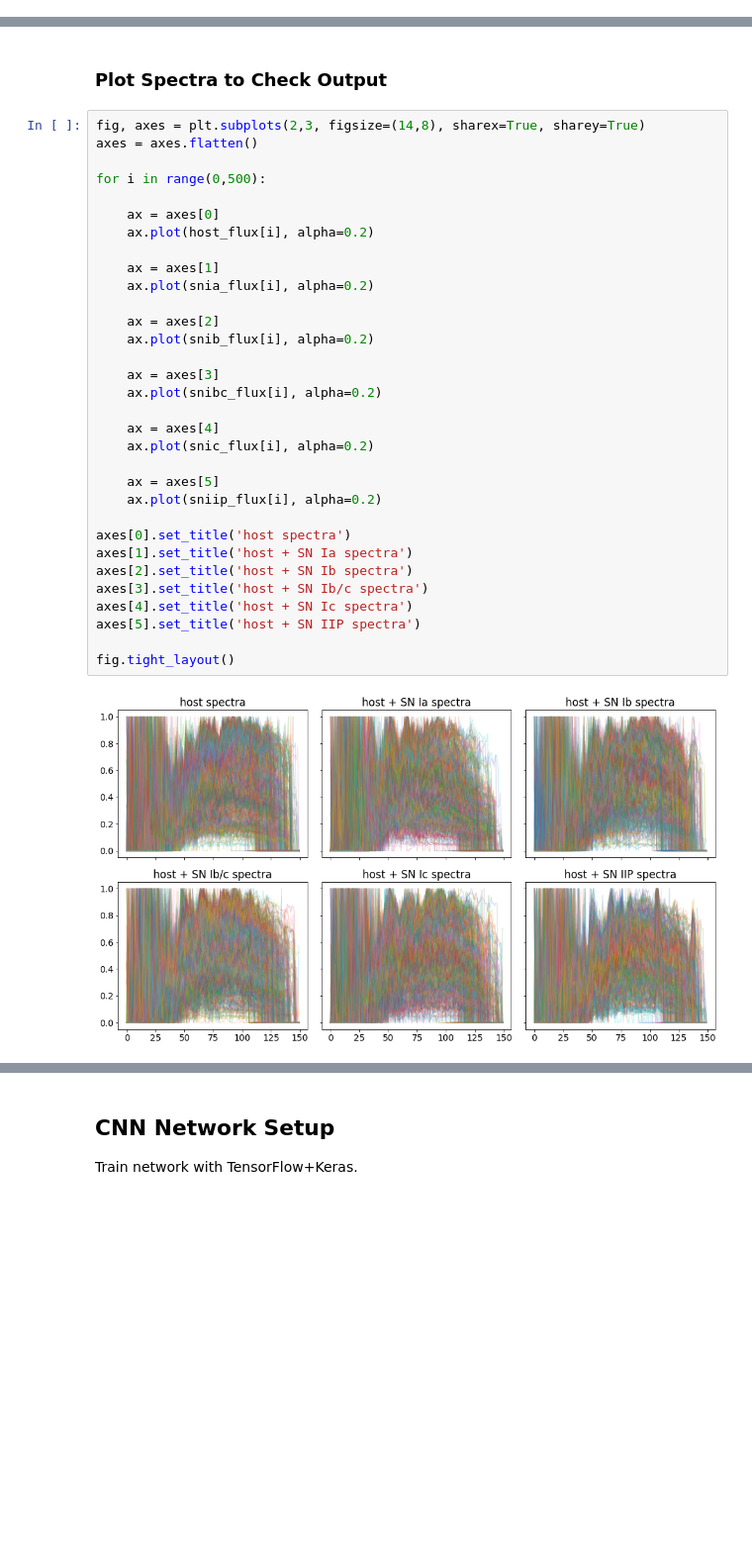
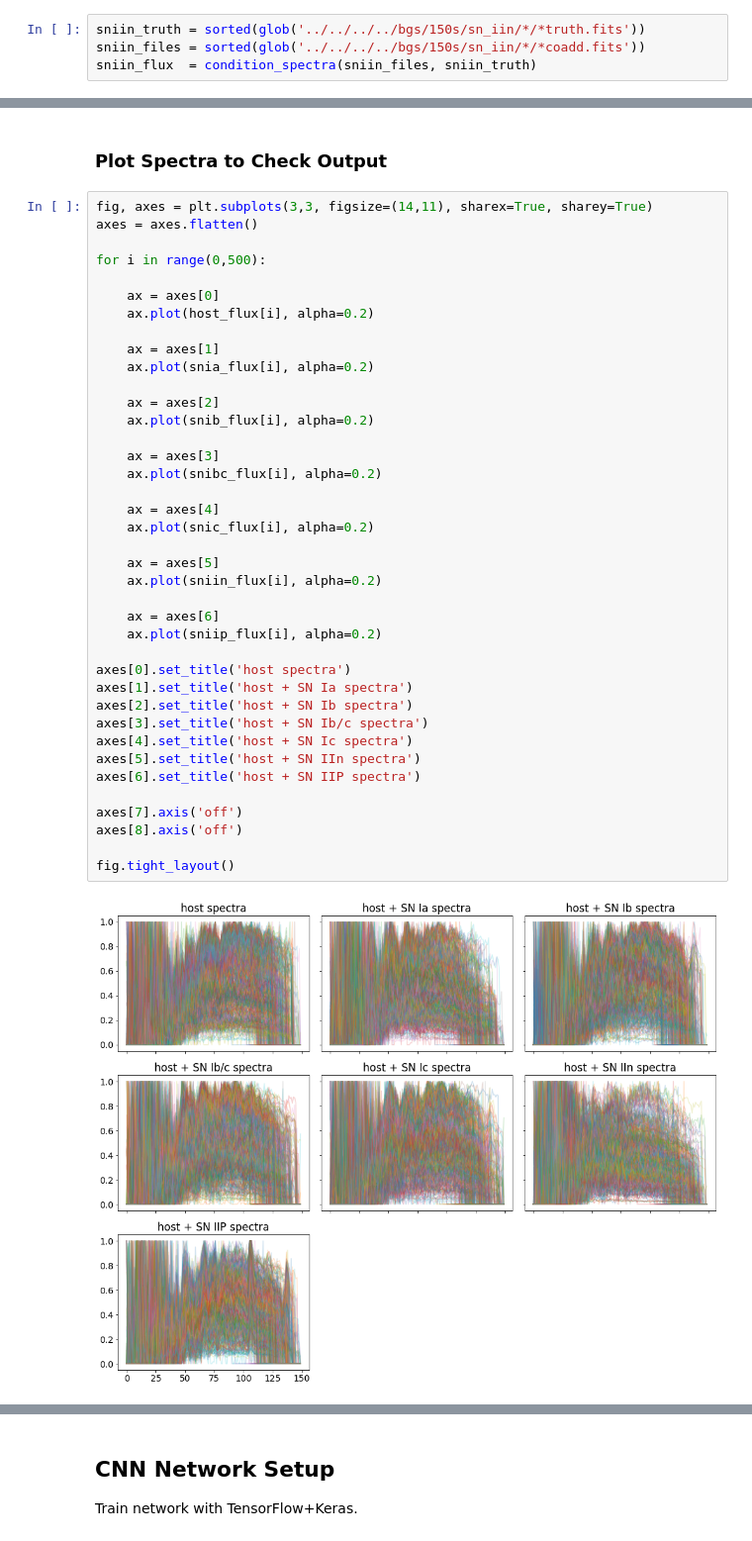
Before and after one commit to desihub/timedomain, a Jupyter notebook: desitrip/docs/nb/cnn_multilabel-restframe.ipynb, the cells around one changed output, grey strips where cells are left out. Shown at 99% size. Saved outputs shown, nothing was run; the diff lists cells and outputs as text; blank space fills up the shorter version.

```diff
--- a/desitrip/docs/nb/cnn_multilabel-restframe.ipynb
+++ b/desitrip/docs/nb/cnn_multilabel-restframe.ipynb
@@ -91,6 +91,10 @@ snibc_flux  = condition_spectra(snibc_files, snibc_truth)
 snic_truth = sorted(glob('../../../../bgs/150s/sn_ic/*/*truth.fits'))
 snic_files = sorted(glob('../../../../bgs/150s/sn_ic/*/*coadd.fits'))
 snic_flux  = condition_spectra(snic_files, snic_truth)
+# %%
+sniin_truth = sorted(glob('../../../../bgs/150s/sn_iin/*/*truth.fits'))
+sniin_files = sorted(glob('../../../../bgs/150s/sn_iin/*/*coadd.fits'))
+sniin_flux  = condition_spectra(sniin_files, sniin_truth)
 # %%
 sniip_truth = sorted(glob('../../../../bgs/150s/sn_iip/*/*truth.fits'))
 sniip_files = sorted(glob('../../../../bgs/150s/sn_iip/*/*coadd.fits'))
@@ -108,39 +113,46 @@ nhost, nsnia, nsnib, nsnibc, nsnic, nsniip, nbins
 # %% [markdown]
 ### Plot Spectra to Check Output
 # %%
-fig, axes = plt.subplots(2,3, figsize=(14,8), sharex=True, sharey=True)
+fig, axes = plt.subplots(3,3, figsize=(14,11), sharex=True, sharey=True)
 axes = axes.flatten()
 
 for i in range(0,500):
 
     ax = axes[0]
     ax.plot(host_flux[i], alpha=0.2)
 
     ax = axes[1]
     ax.plot(snia_flux[i], alpha=0.2)
 
     ax = axes[2]
     ax.plot(snib_flux[i], alpha=0.2)
 
     ax = axes[3]
     ax.plot(snibc_flux[i], alpha=0.2)
 
     ax = axes[4]
     ax.plot(snic_flux[i], alpha=0.2)
 
     ax = axes[5]
+    ax.plot(sniin_flux[i], alpha=0.2)
+
+    ax = axes[6]
     ax.plot(sniip_flux[i], alpha=0.2)
 
 axes[0].set_title('host spectra')
 axes[1].set_title('host + SN Ia spectra')
 axes[2].set_title('host + SN Ib spectra')
 axes[3].set_title('host + SN Ib/c spectra')
 axes[4].set_title('host + SN Ic spectra')
-axes[5].set_title('host + SN IIP spectra')
+axes[5].set_title('host + SN IIn spectra')
+axes[6].set_title('host + SN IIP spectra')
+
+axes[7].axis('off')
+axes[8].axis('off')
 
 fig.tight_layout()
 # %% [output]
-[figure, old version]
+[figure, new version]
 # %% [markdown]
 ### Set up Training Sets and Labels
 
```
Also changed, not shown: parts of 14 cells of this notebook.
